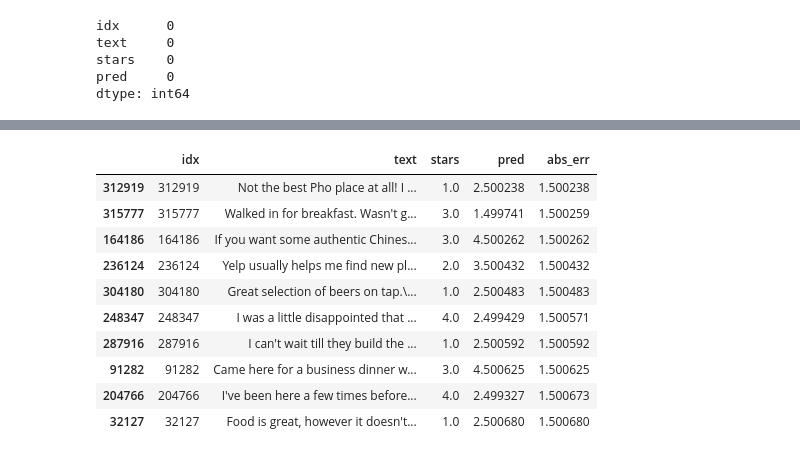
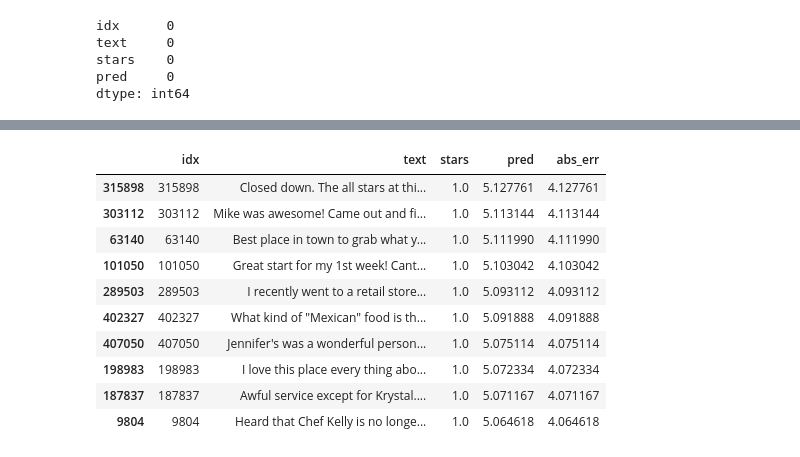
Before and after one commit to BloomTech-Labs/Yelp-ds, a Jupyter notebook: sentiment/final_evaluation/instpect.ipynb, the cells around one changed output, grey strips where cells are left out. Cells and saved outputs as stored; diff of their text form; code cells hidden in the pictures.

```diff
--- a/sentiment/final_evaluation/instpect.ipynb
+++ b/sentiment/final_evaluation/instpect.ipynb
@@ -357,17 +361,17 @@ top_losses['stars'].plot.hist();
 # %%
-top_losses.sort_values('abs_err').head(10)
+top_losses.sort_values('abs_err', ascending=False).head(10)
 # %% [output]
 |  | idx | text | stars | pred | abs_err |
-| 312919 | 312919 | Not the best Pho place at all! I ... | 1.0 | 2.500238 | 1.500238 |
-| 315777 | 315777 | Walked in for breakfast. Wasn't g... | 3.0 | 1.499741 | 1.500259 |
-| 164186 | 164186 | If you want some authentic Chines... | 3.0 | 4.500262 | 1.500262 |
-| 236124 | 236124 | Yelp usually helps me find new pl... | 2.0 | 3.500432 | 1.500432 |
-| 304180 | 304180 | Great selection of beers on tap.\... | 1.0 | 2.500483 | 1.500483 |
-| 248347 | 248347 | I was a little disappointed that ... | 4.0 | 2.499429 | 1.500571 |
-| 287916 | 287916 | I can't wait till they build the ... | 1.0 | 2.500592 | 1.500592 |
-| 91282 | 91282 | Came here for a business dinner w... | 3.0 | 4.500625 | 1.500625 |
-| 204766 | 204766 | I've been here a few times before... | 4.0 | 2.499327 | 1.500673 |
-| 32127 | 32127 | Food is great, however it doesn't... | 1.0 | 2.500680 | 1.500680 |
+| 315898 | 315898 | Closed down. The all stars at thi... | 1.0 | 5.127761 | 4.127761 |
+| 303112 | 303112 | Mike was awesome! Came out and fi... | 1.0 | 5.113144 | 4.113144 |
+| 63140 | 63140 | Best place in town to grab what y... | 1.0 | 5.111990 | 4.111990 |
+| 101050 | 101050 | Great start for my 1st week! Cant... | 1.0 | 5.103042 | 4.103042 |
+| 289503 | 289503 | I recently went to a retail store... | 1.0 | 5.093112 | 4.093112 |
+| 402327 | 402327 | What kind of "Mexican" food is th... | 1.0 | 5.091888 | 4.091888 |
+| 407050 | 407050 | Jennifer's was a wonderful person... | 1.0 | 5.075114 | 4.075114 |
+| 198983 | 198983 | I love this place every thing abo... | 1.0 | 5.072334 | 4.072334 |
+| 187837 | 187837 | Awful service except for Krystal.... | 1.0 | 5.071167 | 4.071167 |
+| 9804 | 9804 | Heard that Chef Kelly is no longe... | 1.0 | 5.064618 | 4.064618 |
 # %%
 top_top_losses = top_losses[top_losses['abs_err'] > 2]
 # %%
```
Also changed, not shown: parts of 48 cells of this notebook, 2 other files.
